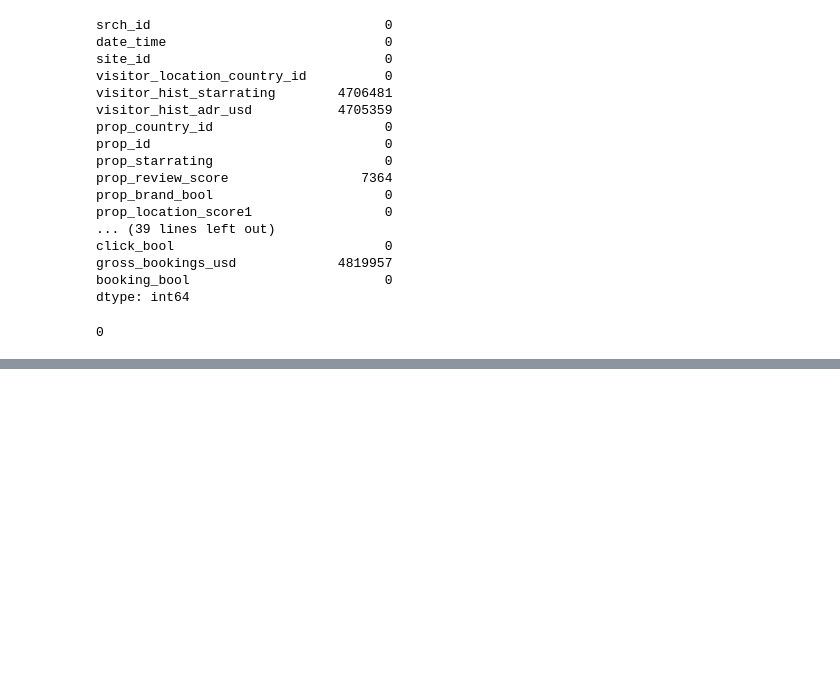
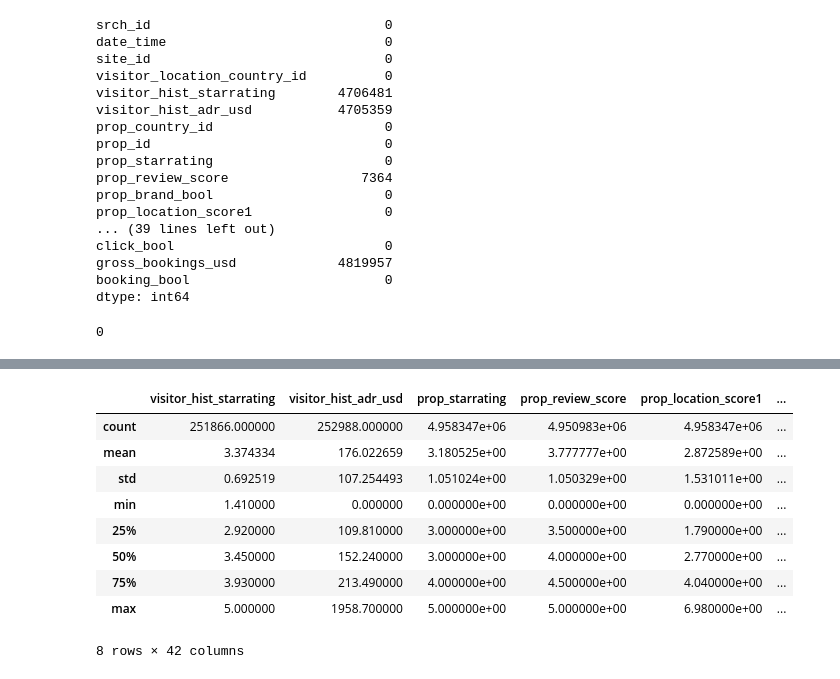
Before and after one commit to damla-jpg/data-mining-2, a Jupyter notebook: data_exploration.ipynb, the cells around one changed output, grey strips where cells are left out. Drawn from its saved outputs; the diff is of its cells as text; code cells hidden in the pictures; blank space fills up the shorter version.

```diff
--- a/data_exploration.ipynb
+++ b/data_exploration.ipynb
@@ -6,7 +6,8 @@ import numpy as np
 import matplotlib.pyplot as plt
 import seaborn as sns
 # %%
-train_df = pd.read_csv('training_set_VU_DM.csv')
+train_df = pd.read_csv('files/training_set_VU_DM.csv')
+test_df = pd.read_csv('files/test_set_VU_DM.csv')
 train_df.head()
 # %% [output]
 |  | srch_id | date_time | site_id | visitor_location_country_id | visitor_hist_starrating | visitor_hist_adr_usd | ... |
@@ -46,0 +72,17 @@ train_df.duplicated().sum()
+# %%
+# check for extreme values where the column name does not contain 'id'
+temp = train_df.loc[:, ~train_df.columns.str.contains('id')]
+temp = temp.loc[:, ~temp.columns.str.contains('bool')]
+# %%
+temp.describe()
+# %% [output]
+|  | visitor_hist_starrating | visitor_hist_adr_usd | prop_starrating | prop_review_score | prop_location_score1 | ... |
+| count | 251866.000000 | 252988.000000 | 4.958347e+06 | 4.950983e+06 | 4.958347e+06 | ... |
+| mean | 3.374334 | 176.022659 | 3.180525e+00 | 3.777777e+00 | 2.872589e+00 | ... |
+| std | 0.692519 | 107.254493 | 1.051024e+00 | 1.050329e+00 | 1.531011e+00 | ... |
+| min | 1.410000 | 0.000000 | 0.000000e+00 | 0.000000e+00 | 0.000000e+00 | ... |
+| 25% | 2.920000 | 109.810000 | 3.000000e+00 | 3.500000e+00 | 1.790000e+00 | ... |
+| 50% | 3.450000 | 152.240000 | 3.000000e+00 | 4.000000e+00 | 2.770000e+00 | ... |
+| 75% | 3.930000 | 213.490000 | 4.000000e+00 | 4.500000e+00 | 4.040000e+00 | ... |
+| max | 5.000000 | 1958.700000 | 5.000000e+00 | 5.000000e+00 | 6.980000e+00 | ... |
+8 rows × 42 columns
```
Also changed, not shown: parts of 3 cells of this notebook, 1 other file.
